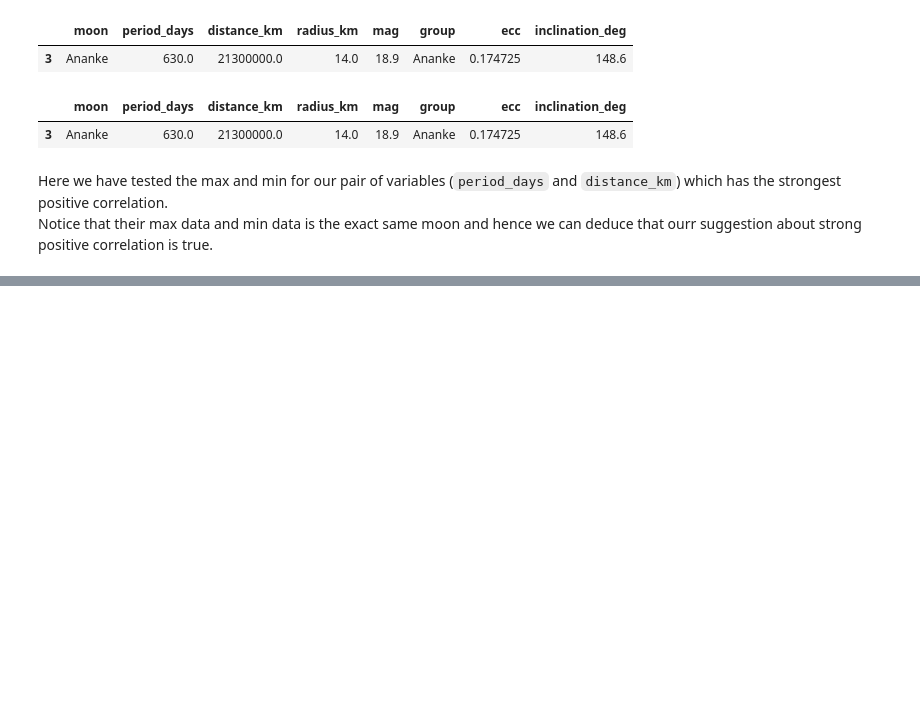
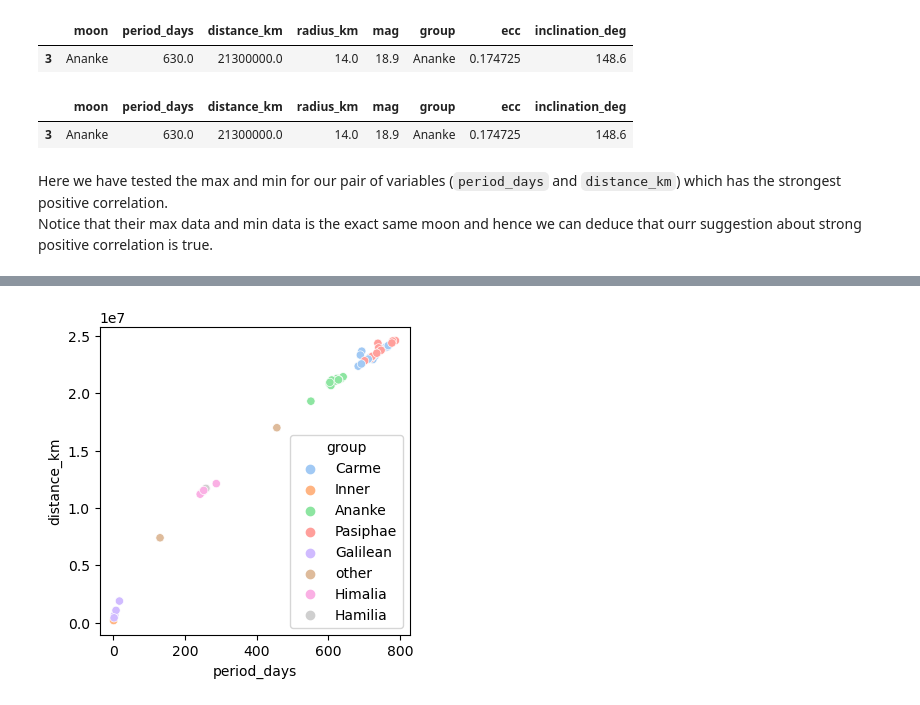
Before and after one commit to dr34m0718/Jupiter_Project, a Jupyter notebook: Analysis and Module Usage Guide.ipynb, the cells around one changed output, grey strips where cells are left out. Saved outputs shown, nothing was run; the diff lists cells and outputs as text; code cells hidden in the pictures; blank space fills up the shorter version.

```diff
--- a/Analysis and Module Usage Guide.ipynb
+++ b/Analysis and Module Usage Guide.ipynb
@@ -265,0 +285,4 @@ Notice that their max data and min data is the exact same moon and hence we can
+# %%
+moon_df.plot(x = 'period_days', y = 'distance_km', hue = 'group', plot = 'scatter')
+# %% [output]
+[figure, added]
```
Also changed, not shown: parts of 31 cells of this notebook.
